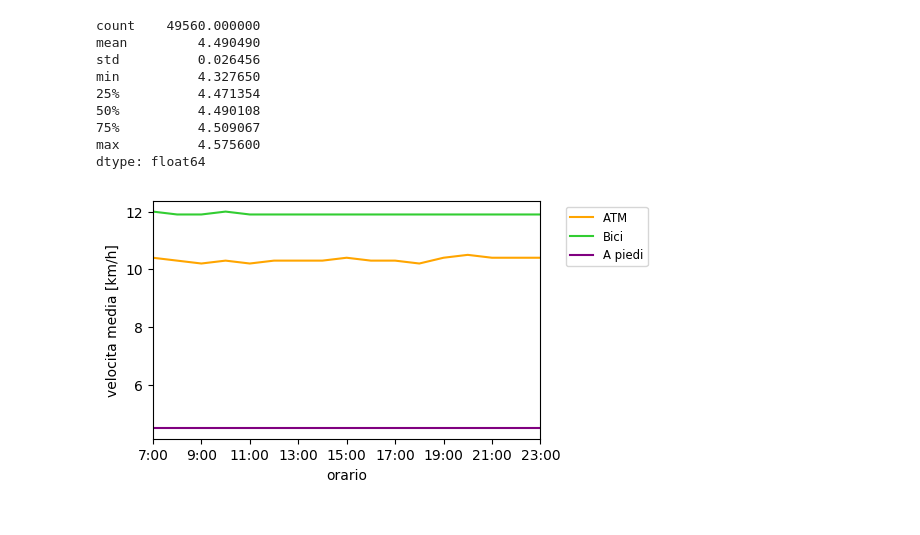
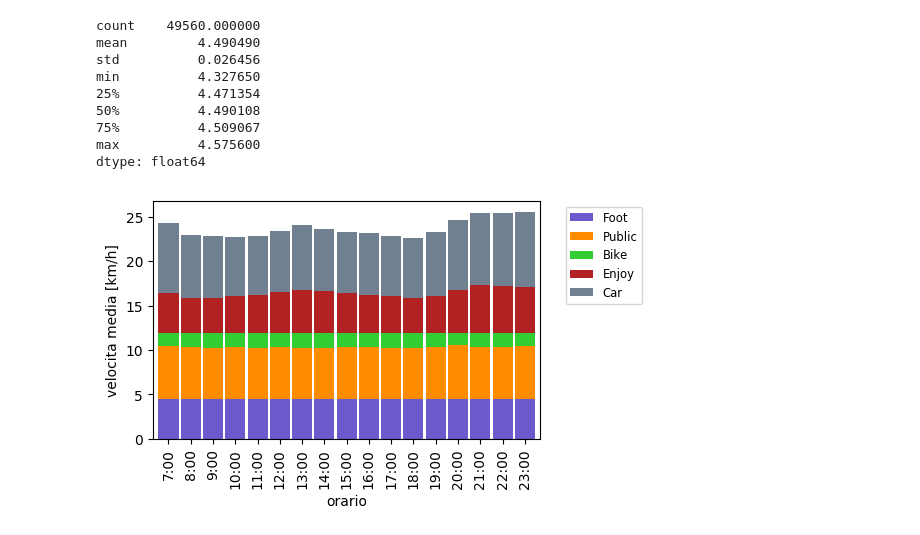
Before and after one commit to mmastrapasqua7/kowalskianalysis, a Jupyter notebook: jupyter/02.0_VariazioneVelocitaMediaMezziInFunzioneDellOrario.ipynb, the cells around one changed output. Saved outputs shown, nothing was run; the diff lists cells and outputs as text; code cells hidden in the pictures.

```diff
--- a/jupyter/02.0_VariazioneVelocitaMediaMezziInFunzioneDellOrario.ipynb
+++ b/jupyter/02.0_VariazioneVelocitaMediaMezziInFunzioneDellOrario.ipynb
@@ -224,23 +224,45 @@ min          4.327650
 75%          4.509067
 max          4.575600
 dtype: float64
+# %%
+distance_param = 'CDistance'
+lst = [
+    vmedia_week_list(tragitti, 'Car')[0],
+    vmedia_week_list(tragitti, 'Enjoy')[0]]
+
+distance_param = 'FDistance'
+lst.append(vmedia_week_list(tragitti, 'Bike')[0])
+
+distance_param = 'CDistance'
+lst.append(vmedia_week_list(tragitti, 'Public')[0])
+
+distance_param = 'FDistance'
+lst.append(vmedia_week_list(tragitti, 'Foot')[0])
 # %%
-distance_param = 'CDistance'
-lst = [vmedia_giorno(tragitti, 'Public')]
+def list_minus(l1, l2):
+    r = []
+    for i in range(0, len(l1)):
+        r.append(l1[i] - l2[i])
+    return r
 
-distance_param = 'FDistance'
-lst.append(vmedia_giorno(tragitti, 'Bike'))
-lst.append(vmedia_giorno(tragitti, 'Foot'))
+a = list_minus(lst[0], lst[1])
+b = list_minus(lst[1], lst[2])
+c = list_minus(lst[2], lst[3])
+d = list_minus(lst[3], lst[4])
+e = lst[4]
+
+lst = [e, d, c, b, a]
 
 array = np.array(lst).T
 
-x = pd.DataFrame(array, index=myindex, columns=['ATM', 'Bici', 'A piedi']).round(1)
-
-x.plot(color=['orange', 'limegreen', 'purple'])
+x = pd.DataFrame(array, index=myindex, columns=['Foot', 'Public', 'Bike', 'Enjoy', 'Car'])
+colori = ['slateblue', 'darkorange', 'limegreen', 'firebrick', 'slategray']
+x.plot.bar(color=colori, stacked=True, width=0.9, align='center')
 
 plt.xlabel('orario')
 plt.ylabel('velocita media [km/h]')
 plt.legend(bbox_to_anchor=(1.05, 1), loc='upper left', fontsize='small')
+
 plt.show()
 # %% [output]
-[figure, old version]
+[figure, new version]
```
Also changed, not shown: parts of 6 cells of this notebook, 2 other files.
